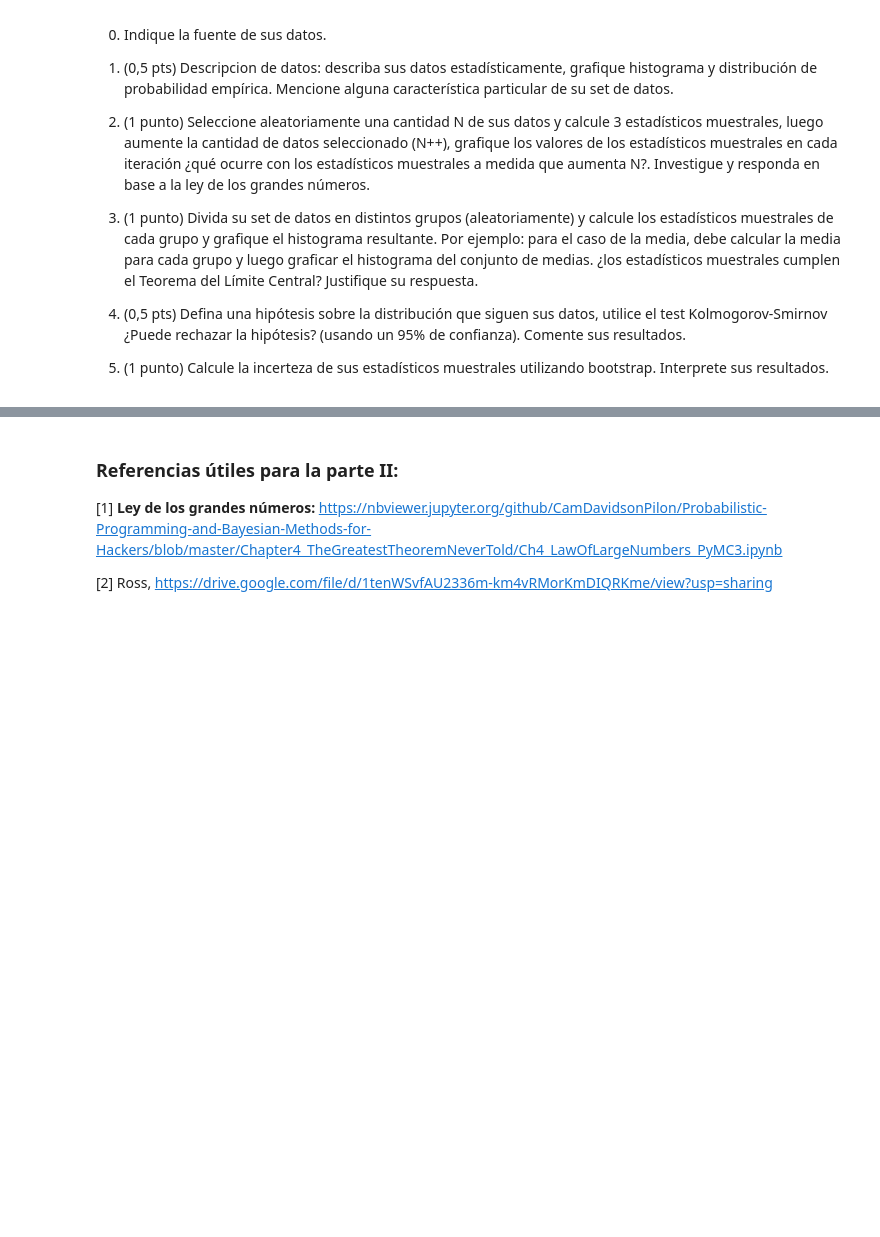
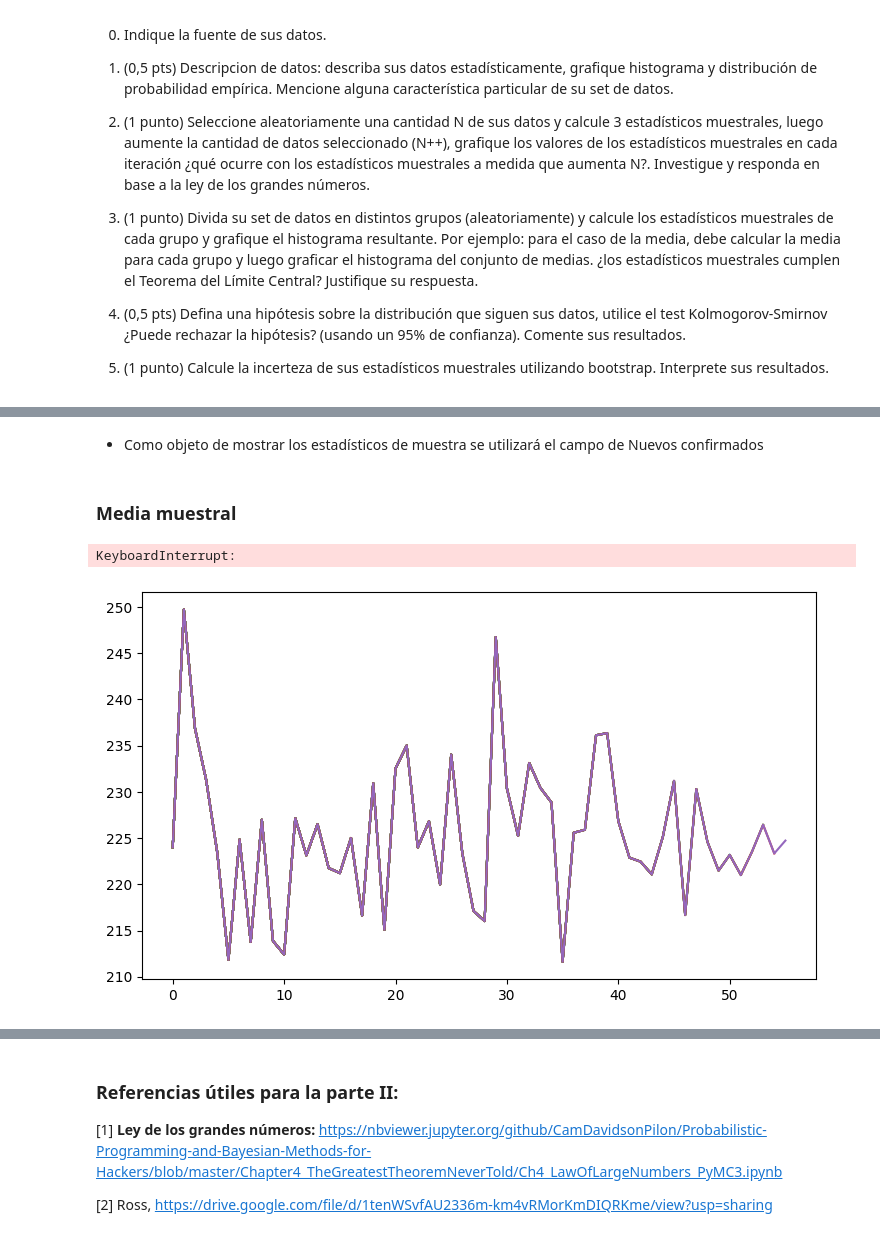
Before and after one commit to dmoram/Laboratorios_Simulacion, a Jupyter notebook: Proyecto/ProyectoUnidad1.ipynb, the cells around one changed output, grey strips where cells are left out. Drawn from its saved outputs; the diff is of its cells as text; code cells hidden in the pictures; blank space fills up the shorter version.

```diff
--- a/Proyecto/ProyectoUnidad1.ipynb
+++ b/Proyecto/ProyectoUnidad1.ipynb
@@ -376,0 +548,44 @@ Ejemplo de repositorio de datos climáticos: www.cr2.cl
+# %% [markdown]
+- Como objeto de mostrar los estadísticos de muestra se utilizará el campo de Nuevos confirmados
+# %% [markdown]
+### Media muestral
+# %%
+#Valor inicial
+N = 1000
+tol = 1e-3
+stop = False
+idx = 0
+
+# Dentro del bucle se irá aumentando el valor de N, partimos con el valor mínimo
+
+fig, axs = plt.subplots(1, 1, figsize=(8,5))
+fig.tight_layout(pad=3.0)
+
+mean_arr, var_arr = [], []
+
+subdata2 = data.sample(n=N, replace=True)
+mean = stats.mean(subdata2['Nuevo Confirmado'])
+mean_arr.append(mean)
+
+while not(stop):
+    subdata2 = data.sample(n=N, replace=True)
+    mean = stats.mean(subdata2['Nuevo Confirmado'])
+    mean_arr.append(mean)
+    axs.plot(mean_arr)
+    display.display(plt.gcf())
+    display.clear_output(wait=True)
+    time.sleep(0.001)
+    N += 100
+
+    var = stats.variance(mean_arr)
+    var_arr.append(var)
+
+
+    if(idx > 1):
+
+        if((abs(var_arr[idx] - var_arr[idx-1]) < tol) and (abs(var_arr[idx-1] - var_arr[idx-2]) < tol)):
+            stop = True
+    idx+=1
+# %% [output]
+KeyboardInterrupt:
+[figure, added]
```
Also changed, not shown: parts of 28 cells of this notebook, 1 other file.
